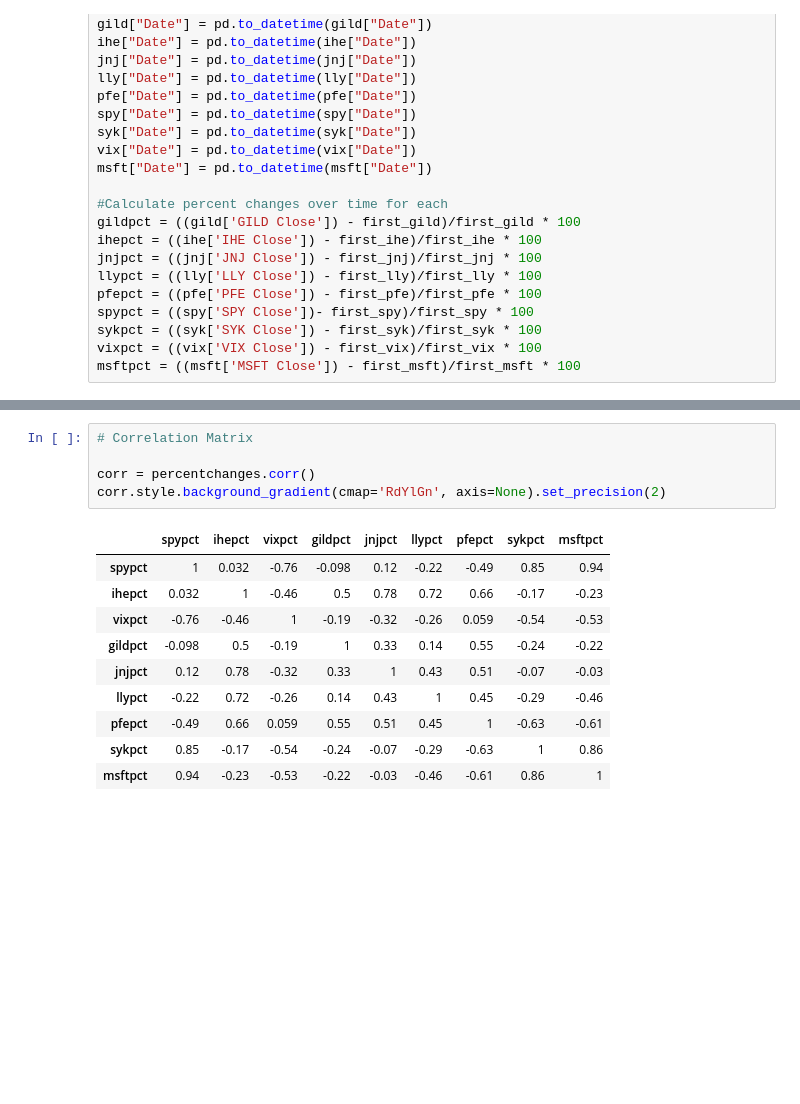
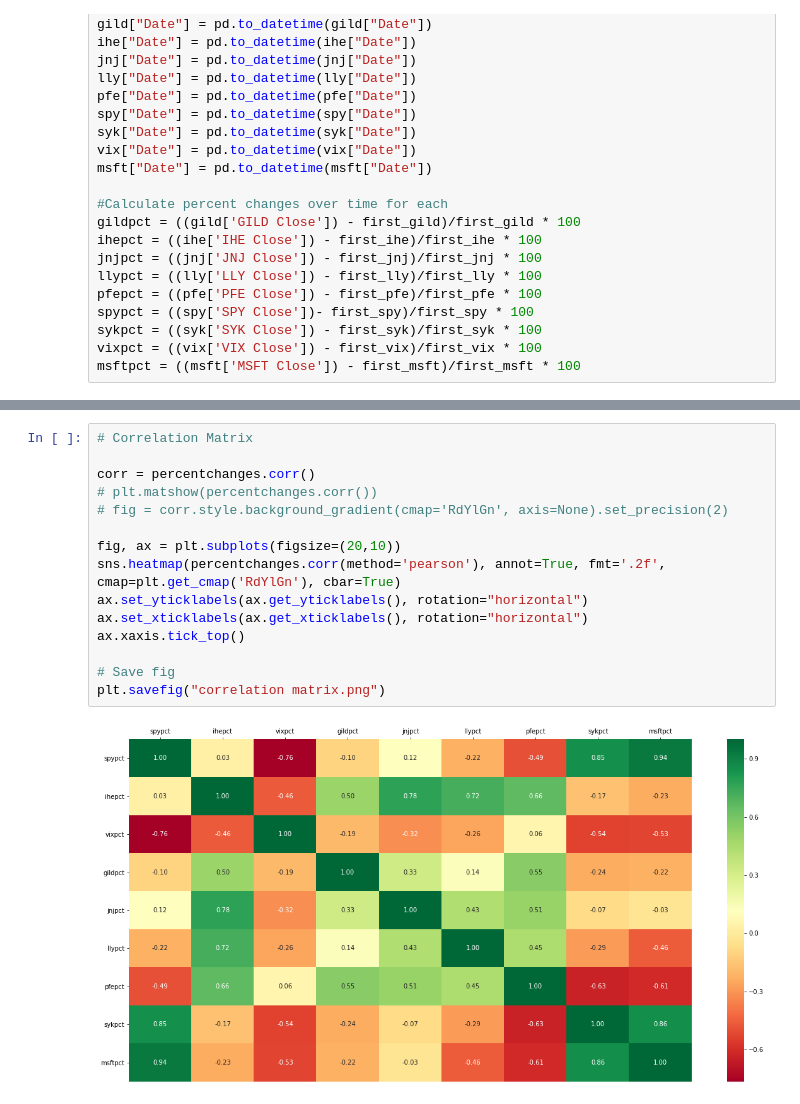
Before and after one commit to marthakarran/Project-1, a Jupyter notebook: project1.ipynb, the cells around one changed output, grey strips where cells are left out. Cells and saved outputs as stored; diff of their text form; blank space fills up the shorter version.

Commit message:
Add files via upload
updated correlation matrix

```diff
--- a/project1.ipynb
+++ b/project1.ipynb
@@ -416,22 +475,23 @@ percentchanges.head()
 | 2 | 2018-12-06 | -3.387036 | -2.972034 | 28.892942 | -0.945525 | -0.205186 | -2.261223 | -2.196134 | -0.833859 | -2.587201 |
 | 3 | 2018-12-07 | -5.631930 | -4.383120 | 41.301695 | -3.824441 | -0.533489 | -4.168069 | -4.500987 | -2.898380 | -6.485856 |
 | 4 | 2018-12-10 | -5.452911 | -4.301948 | 37.712881 | -4.755861 | -0.649759 | -3.737767 | -3.457273 | -1.535452 | -4.014631 |
-# %%
-# Correlation Matrix
-
-corr = percentchanges.corr()
-corr.style.background_gradient(cmap='RdYlGn', axis=None).set_precision(2)
-# %% [output]
-|  | spypct | ihepct | vixpct | gildpct | jnjpct | llypct | pfepct | sykpct | msftpct |
-| spypct | 1 | 0.032 | -0.76 | -0.098 | 0.12 | -0.22 | -0.49 | 0.85 | 0.94 |
-| ihepct | 0.032 | 1 | -0.46 | 0.5 | 0.78 | 0.72 | 0.66 | -0.17 | -0.23 |
-| vixpct | -0.76 | -0.46 | 1 | -0.19 | -0.32 | -0.26 | 0.059 | -0.54 | -0.53 |
-| gildpct | -0.098 | 0.5 | -0.19 | 1 | 0.33 | 0.14 | 0.55 | -0.24 | -0.22 |
-| jnjpct | 0.12 | 0.78 | -0.32 | 0.33 | 1 | 0.43 | 0.51 | -0.07 | -0.03 |
-| llypct | -0.22 | 0.72 | -0.26 | 0.14 | 0.43 | 1 | 0.45 | -0.29 | -0.46 |
-| pfepct | -0.49 | 0.66 | 0.059 | 0.55 | 0.51 | 0.45 | 1 | -0.63 | -0.61 |
-| sykpct | 0.85 | -0.17 | -0.54 | -0.24 | -0.07 | -0.29 | -0.63 | 1 | 0.86 |
-| msftpct | 0.94 | -0.23 | -0.53 | -0.22 | -0.03 | -0.46 | -0.61 | 0.86 | 1 |
+# %%
+# Correlation Matrix
+
+corr = percentchanges.corr()
+# plt.matshow(percentchanges.corr())
+# fig = corr.style.background_gradient(cmap='RdYlGn', axis=None).set_precision(2)
+
+fig, ax = plt.subplots(figsize=(20,10))
+sns.heatmap(percentchanges.corr(method='pearson'), annot=True, fmt='.2f', cmap=plt.get_cmap('RdYlGn'), cbar=True)
+ax.set_yticklabels(ax.get_yticklabels(), rotation="horizontal")
+ax.set_xticklabels(ax.get_xticklabels(), rotation="horizontal")
+ax.xaxis.tick_top()
+
+# Save fig
+plt.savefig("correlation matrix.png")
+# %% [output]
+[figure, added]
 # %%
 #Multiple Linear Regression: SPY and VIX, IHE
 x = percentchanges[['spypct','vixpct']]
```
Also changed, not shown: parts of 69 cells of this notebook.
